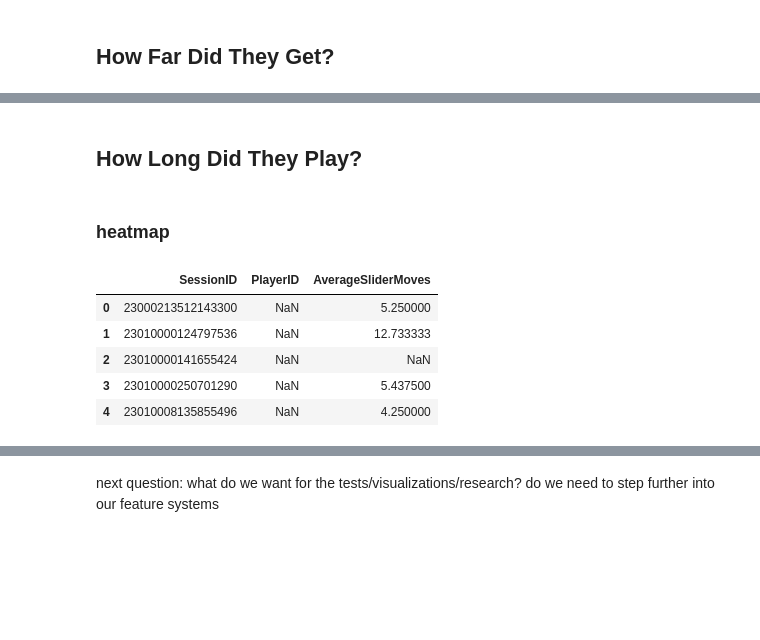
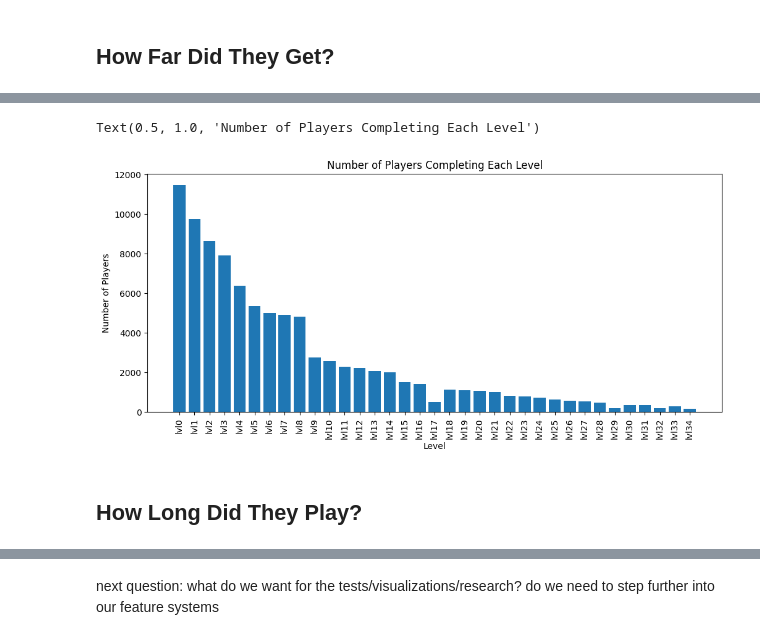
Before and after one commit to opengamedata/opengamedata-samples, a Jupyter notebook: WAVES/explore/Waves_explore_sessions.ipynb, the cells around one changed output, grey strips where cells are left out. Saved outputs shown, nothing was run; the diff lists cells and outputs as text; code cells hidden in the pictures; blank space fills up the shorter version.

```diff
--- a/WAVES/explore/Waves_explore_sessions.ipynb
+++ b/WAVES/explore/Waves_explore_sessions.ipynb
@@ -408,15 +407,13 @@ Text(0.5, 1.0, 'Histogram for # of Different Levels Completed')
+# %%
+per_level_completions = level_completion_columns.sum(axis=0)
+f,ax = plt.subplots(figsize=(12, 5))
+ax.bar([col.split('_')[0] for col in level_completion_columns.columns], per_level_completions)
+ax.tick_params(axis='x', labelrotation=90)
+ax.set_xlabel("Level")
+ax.set_ylabel("Number of Players")
+ax.set_title("Number of Players Completing Each Level")
+# %% [output]
+Text(0.5, 1.0, 'Number of Players Completing Each Level')
+[figure, added]
 # %% [markdown]
 ## How Long Did They Play?
-# %% [markdown]
-### heatmap
-# %%
-target_columns = df_session.columns[df_session.columns.str.contains(FEATURE_TO_VISUALIZE)]
-df_Interested = df_session[id_columns.append(target_columns)].copy()
-df_Interested.head()
-# %% [output]
-|  | SessionID | PlayerID | AverageSliderMoves |
-| 0 | 23000213512143300 | NaN | 5.250000 |
-| 1 | 23010000124797536 | NaN | 12.733333 |
-| 2 | 23010000141655424 | NaN | NaN |
-| 3 | 23010000250701290 | NaN | 5.437500 |
-| 4 | 23010008135855496 | NaN | 4.250000 |
```
Also changed, not shown: parts of 47 cells of this notebook, 2 other files.
